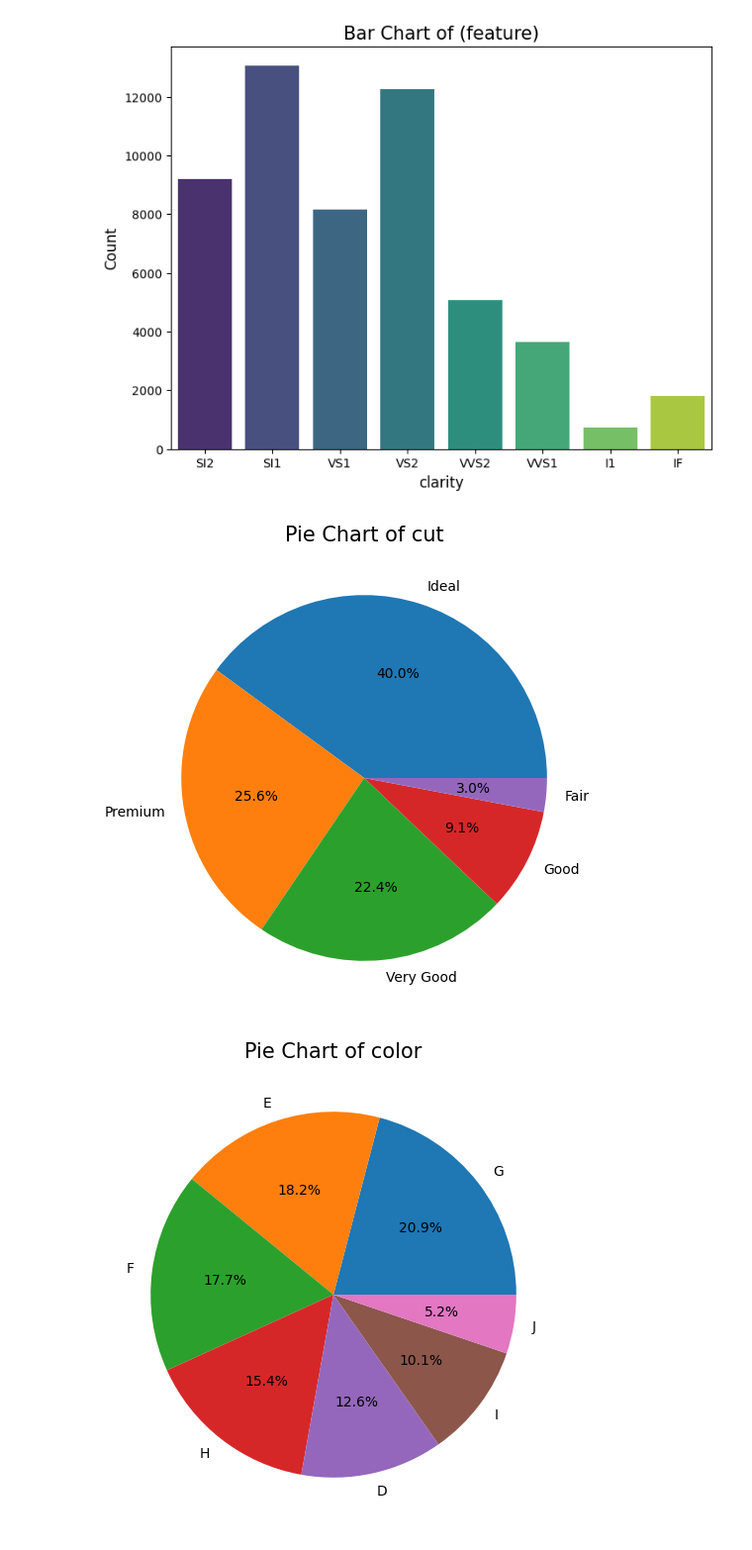
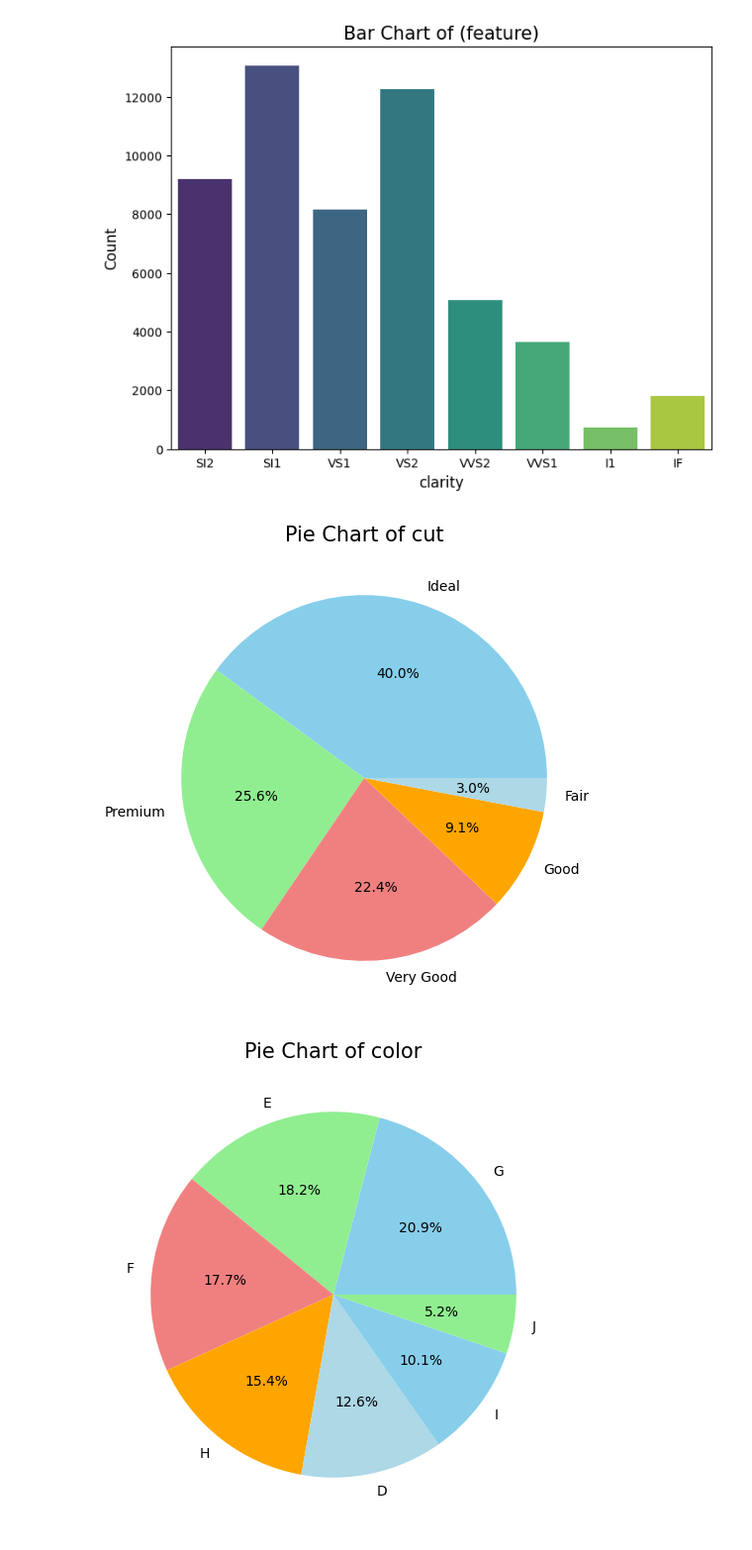
Before and after one commit to cisnux-seed/machine-learning-course, a Jupyter notebook: week_4/data_visualization.ipynb, the cells around one changed output. Shown: that part at 99% size. Drawn from its saved outputs; the diff is of its cells as text; code cells hidden in the pictures.

Commit message:
add diamond data visualization

```diff
--- a/week_4/data_visualization.ipynb
+++ b/week_4/data_visualization.ipynb
@@ -93,10 +138,10 @@ for feature in categorical_features:
 # %%
 for feature in categorical_features:
   plt.figure(figsize=(8, 6))
-  df[feature].value_counts().plot(kind='pie', autopct='%1.1f%%')
+  df[feature].value_counts().plot(kind='pie', autopct='%1.1f%%', colors=['skyblue', 'lightgreen', 'lightcoral', 'orange', 'lightblue'])
   plt.title(f'Pie Chart of {feature}', size=15)
   plt.ylabel('')
   plt.show()
 # %% [output]
-[figure, old version]
+[figure, new version]
-[figure, old version]
+[figure, new version]
```
Also changed, not shown: parts of 6 cells of this notebook.
